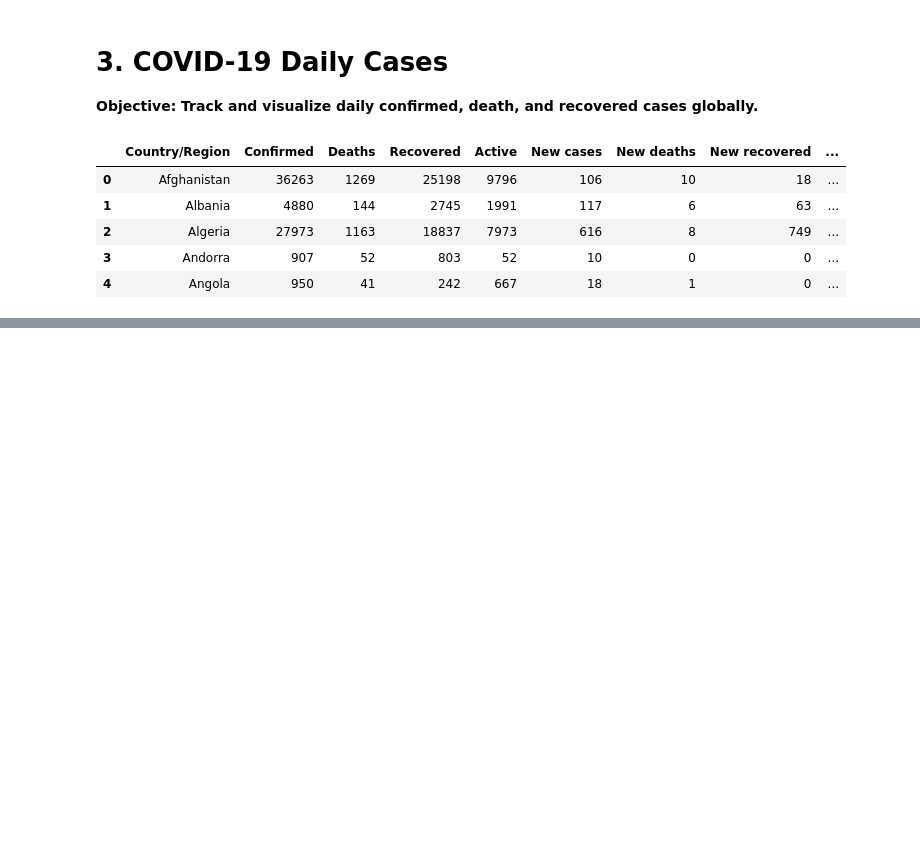
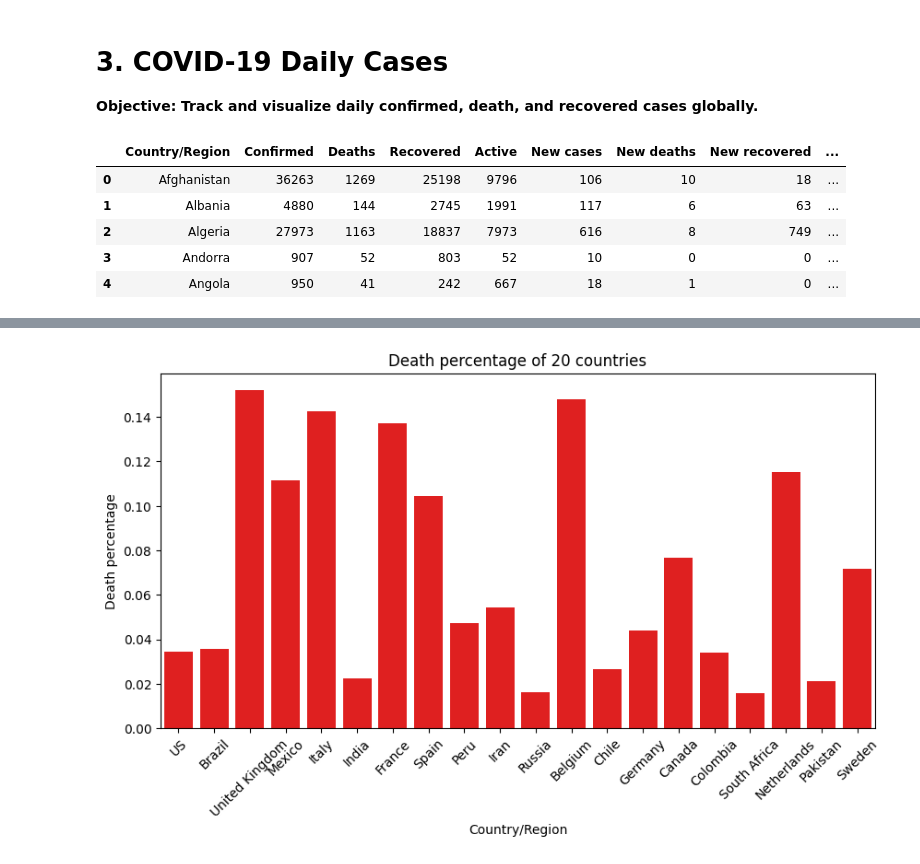
Before and after one commit to web-wizard-web/Pandas-Challanges, a Jupyter notebook: Easy/covid.ipynb, the cells around one changed output, grey strips where cells are left out. Saved outputs shown, nothing was run; the diff lists cells and outputs as text; code cells hidden in the pictures; blank space fills up the shorter version.

```diff
--- a/Easy/covid.ipynb
+++ b/Easy/covid.ipynb
@@ -19,0 +106,19 @@ covid.head()
+# %%
+# Plotting the death percentage of top 20 countries
+covid["Death percentage"] = covid["Deaths"]/covid["Confirmed"].astype(float)
+
+top_countries_death = covid.sort_values("Deaths", ascending= False).head(20)
+
+# Plotting the death percentage
+
+plt.figure(figsize=(10,5))
+
+plt.title("Death percentage of 20 countries")
+
+sns.barplot(x="Country/Region", y="Death percentage", data=top_countries_death , color="red")
+
+plt.xticks(rotation=45)
+
+plt.show()
+# %% [output]
+[figure, added]
```
Also changed, not shown: parts of 17 cells of this notebook, 4 other files.
